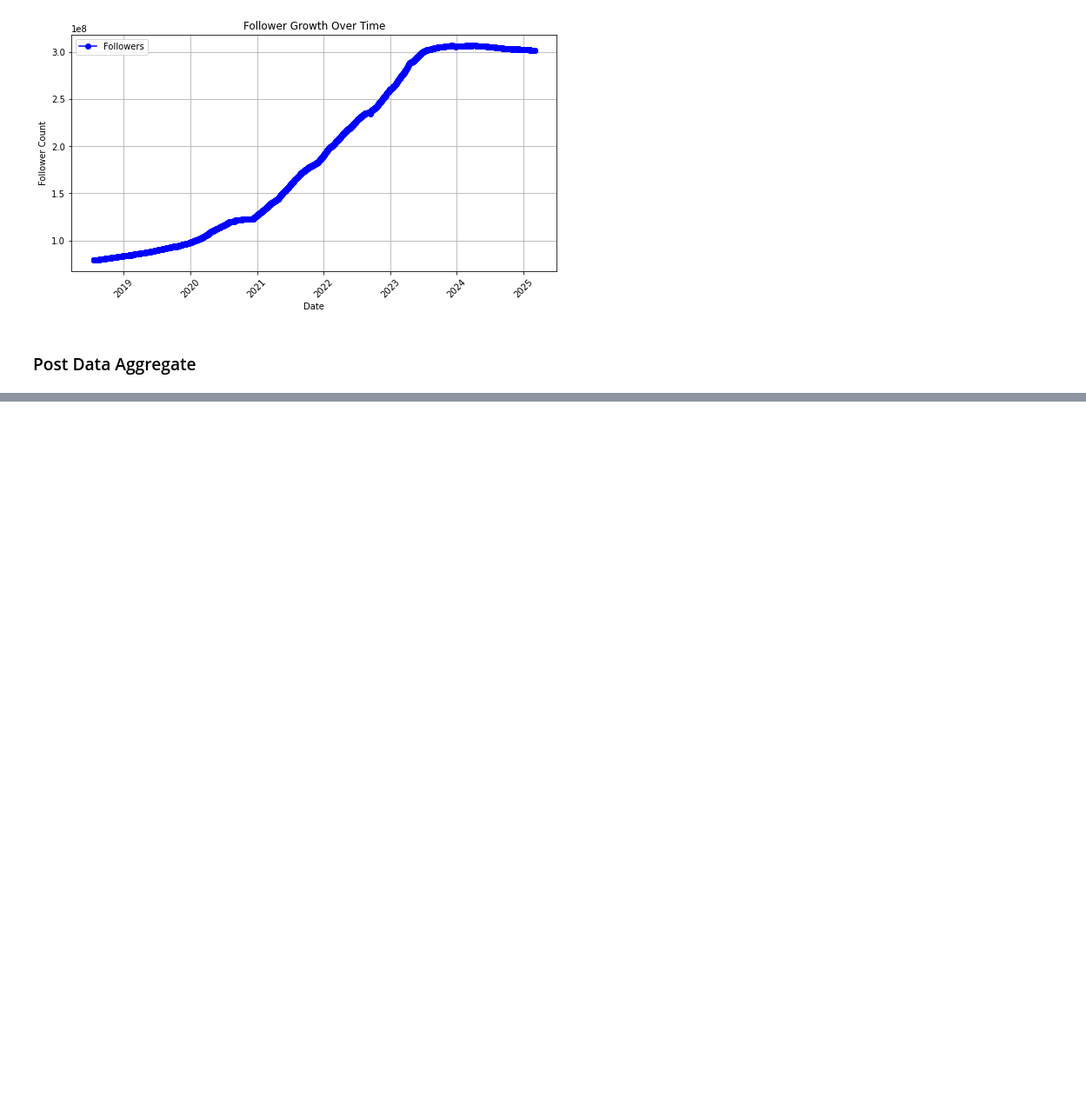
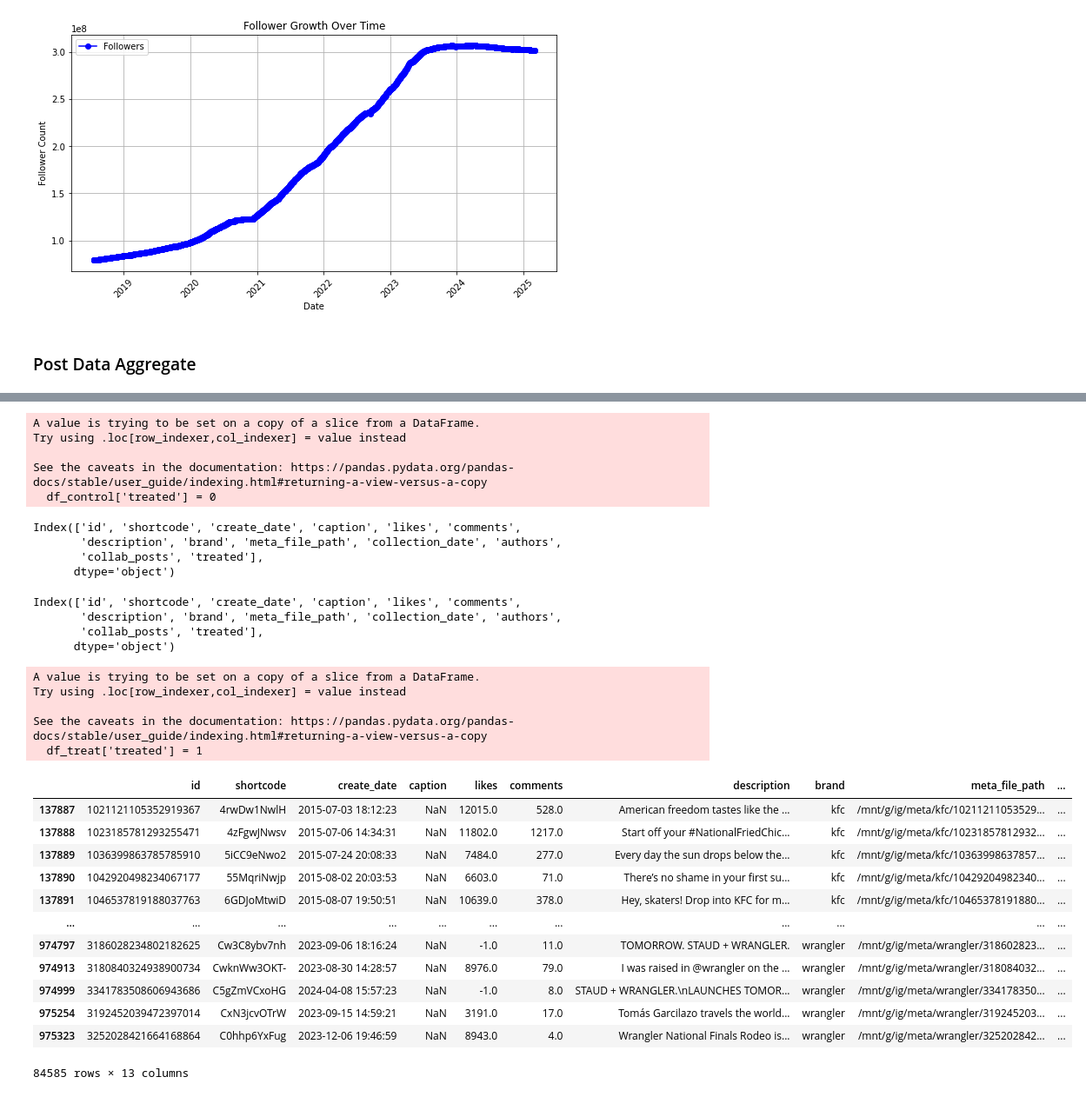
Before and after one commit to eyoy/collab_ig, a Jupyter notebook: data_creation.ipynb, the cells around one changed output, grey strips where cells are left out. Shown at 87% size. Drawn from its saved outputs; the diff is of its cells as text; code cells hidden in the pictures; blank space fills up the shorter version.

```diff
--- a/data_creation.ipynb
+++ b/data_creation.ipynb
@@ -112,0 +189,55 @@ f1['clip'].hist()
+# %%
+df = pd.read_csv(r"G:\ig\total_posts_summary_total.csv", index_col = 0)
+# %%
+temp = df.groupby(['brand'])['collab_posts'].sum().reset_index()
+# %%
+control = temp.loc[temp.collab_posts == 0,'brand'].tolist()
+df_control = df[df.brand.isin(control)]
+df_control['treated'] = 0
+# %% [output]
+A value is trying to be set on a copy of a slice from a DataFrame.
+Try using .loc[row_indexer,col_indexer] = value instead
+
+See the caveats in the documentation: https://pandas.pydata.org/pandas-docs/stable/user_guide/indexing.html#returning-a-view-versus-a-copy
+  df_control['treated'] = 0
+# %%
+df_control.columns
+# %% [output]
+Index(['id', 'shortcode', 'create_date', 'caption', 'likes', 'comments',
+       'description', 'brand', 'meta_file_path', 'collection_date', 'authors',
+       'collab_posts', 'treated'],
+      dtype='object')
+# %%
+df_treat.columns
+# %% [output]
+Index(['id', 'shortcode', 'create_date', 'caption', 'likes', 'comments',
+       'description', 'brand', 'meta_file_path', 'collection_date', 'authors',
+       'collab_posts', 'treated'],
+      dtype='object')
+# %%
+treated = temp.loc[temp.collab_posts != 0,'brand'].tolist()
+df_treat = df[df.brand.isin(treated) & df.collab_posts == 1]
+df_treat['treated'] = 1
+final = pd.concat([df_control, df_treat])
+# %% [output]
+A value is trying to be set on a copy of a slice from a DataFrame.
+Try using .loc[row_indexer,col_indexer] = value instead
+
+See the caveats in the documentation: https://pandas.pydata.org/pandas-docs/stable/user_guide/indexing.html#returning-a-view-versus-a-copy
+  df_treat['treated'] = 1
+# %%
+final
+# %% [output]
+|  | id | shortcode | create_date | caption | likes | comments | description | brand | meta_file_path | ... |
+| 137887 | 1021121105352919367 | 4rwDw1NwlH | 2015-07-03 18:12:23 | NaN | 12015.0 | 528.0 | American freedom tastes like the ... | kfc | /mnt/g/ig/meta/kfc/10211211053529... | ... |
+| 137888 | 1023185781293255471 | 4zFgwJNwsv | 2015-07-06 14:34:31 | NaN | 11802.0 | 1217.0 | Start off your #NationalFriedChic... | kfc | /mnt/g/ig/meta/kfc/10231857812932... | ... |
+| 137889 | 1036399863785785910 | 5iCC9eNwo2 | 2015-07-24 20:08:33 | NaN | 7484.0 | 277.0 | Every day the sun drops below the... | kfc | /mnt/g/ig/meta/kfc/10363998637857... | ... |
+| 137890 | 1042920498234067177 | 55MqriNwjp | 2015-08-02 20:03:53 | NaN | 6603.0 | 71.0 | There’s no shame in your first su... | kfc | /mnt/g/ig/meta/kfc/10429204982340... | ... |
+| 137891 | 1046537819188037763 | 6GDJoMtwiD | 2015-08-07 19:50:51 | NaN | 10639.0 | 378.0 | Hey, skaters! Drop into KFC for m... | kfc | /mnt/g/ig/meta/kfc/10465378191880... | ... |
+| ... | ... | ... | ... | ... | ... | ... | ... | ... | ... | ... |
+| 974797 | 3186028234802182625 | Cw3C8ybv7nh | 2023-09-06 18:16:24 | NaN | -1.0 | 11.0 | TOMORROW. STAUD + WRANGLER. | wrangler | /mnt/g/ig/meta/wrangler/318602823... | ... |
+| 974913 | 3180840324938900734 | CwknWw3OKT- | 2023-08-30 14:28:57 | NaN | 8976.0 | 79.0 | I was raised in @wrangler on the ... | wrangler | /mnt/g/ig/meta/wrangler/318084032... | ... |
+| 974999 | 3341783508606943686 | C5gZmVCxoHG | 2024-04-08 15:57:23 | NaN | -1.0 | 8.0 | STAUD + WRANGLER.\nLAUNCHES TOMOR... | wrangler | /mnt/g/ig/meta/wrangler/334178350... | ... |
+| 975254 | 3192452039472397014 | CxN3jcvOTrW | 2023-09-15 14:59:21 | NaN | 3191.0 | 17.0 | Tomás Garcilazo travels the world... | wrangler | /mnt/g/ig/meta/wrangler/319245203... | ... |
+| 975323 | 3252028421664168864 | C0hhp6YxFug | 2023-12-06 19:46:59 | NaN | 8943.0 | 4.0 | Wrangler National Finals Rodeo is... | wrangler | /mnt/g/ig/meta/wrangler/325202842... | ... |
+84585 rows × 13 columns
```
Also changed, not shown: parts of 18 cells of this notebook.
